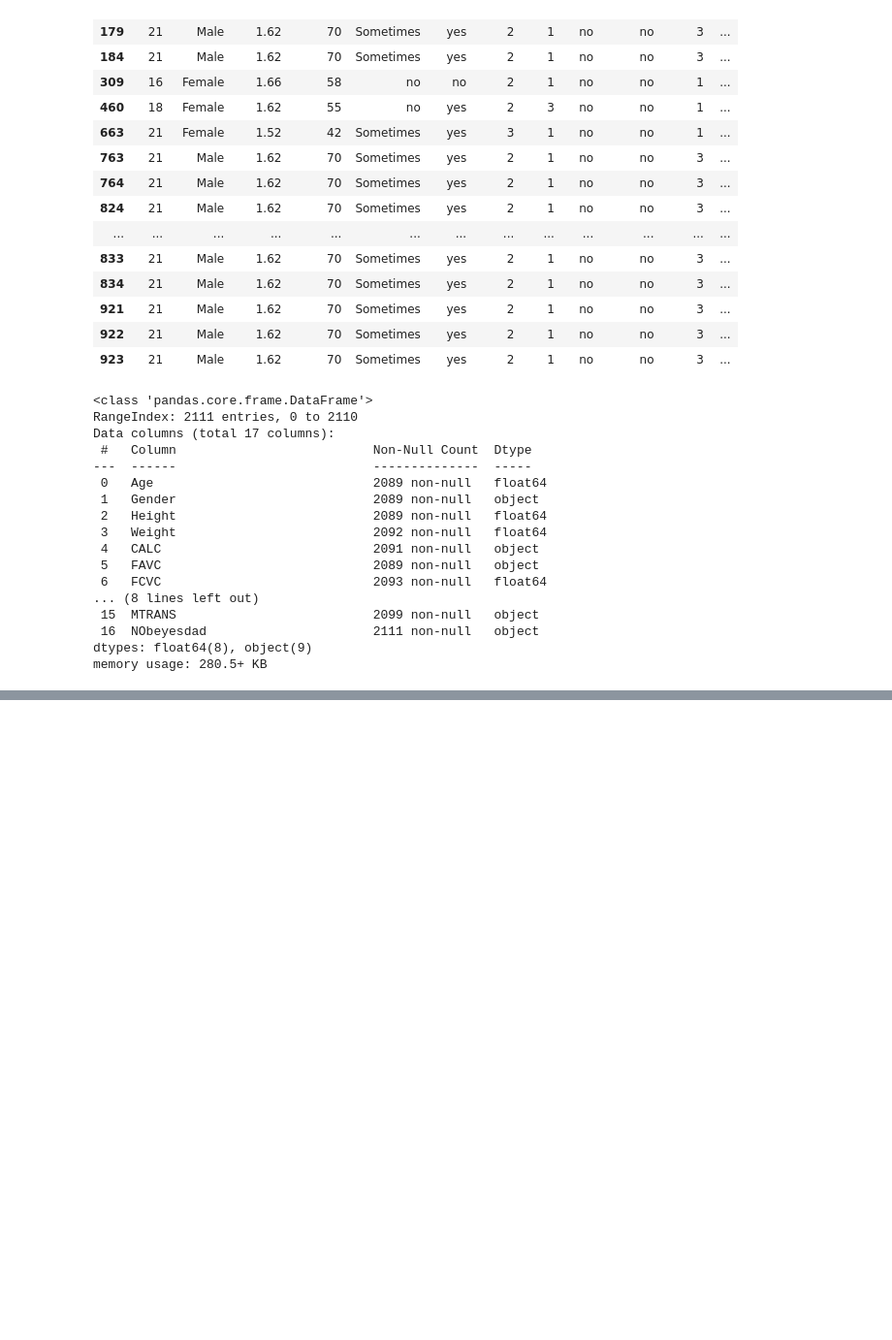
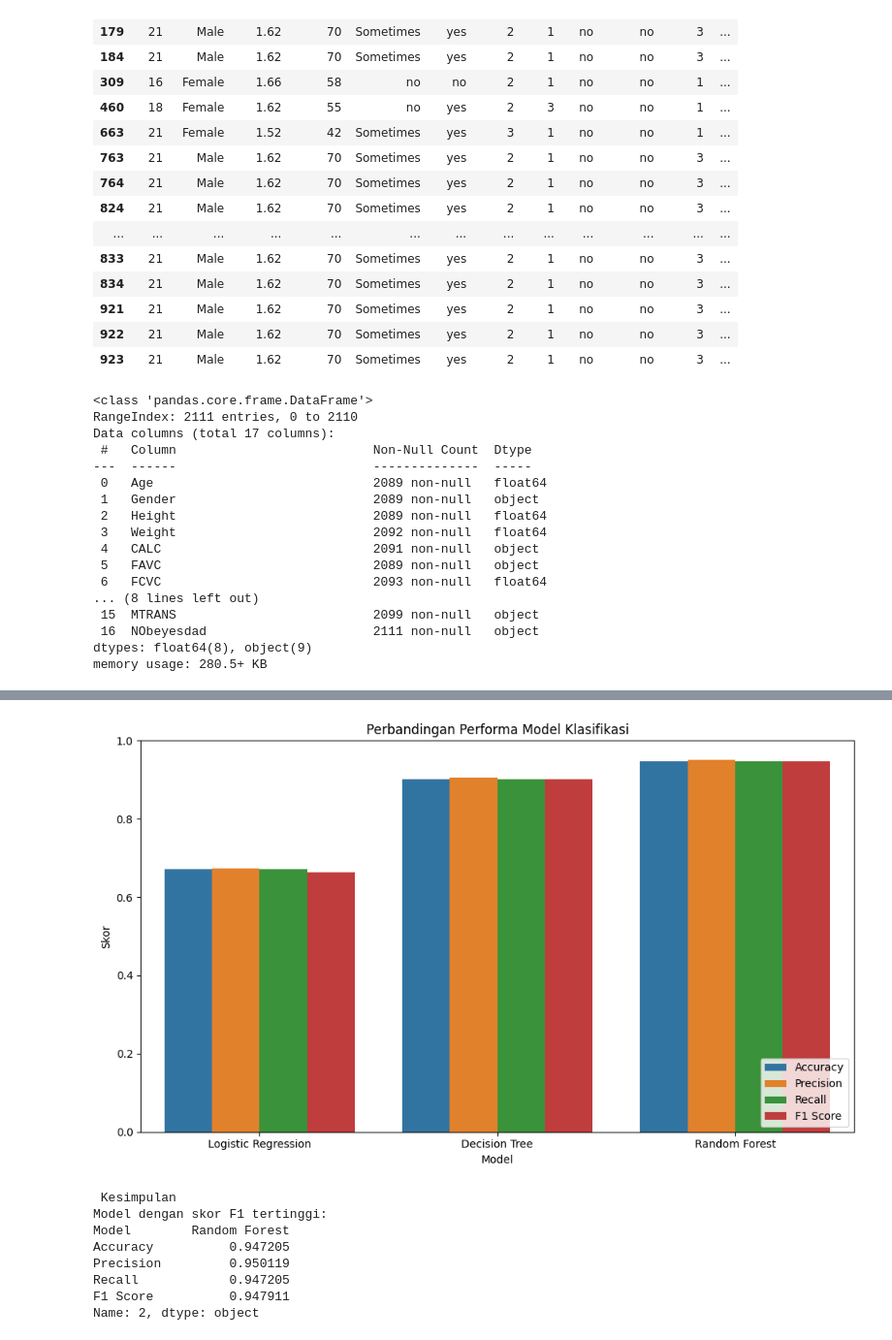
Before and after one commit to kenleytaniar/Data_science, a Jupyter notebook: capstone_bengkod.ipynb, the cells around one changed output, grey strips where cells are left out. Shown at 97% size. Cells and saved outputs as stored; diff of their text form; code cells hidden in the pictures; blank space fills up the shorter version.

```diff
--- a/capstone_bengkod.ipynb
+++ b/capstone_bengkod.ipynb
@@ -186,0 +244,2 @@ for col in numeric_cols:
+# %%
+df_clean.dropna(inplace=True)
@@ -186,0 +288,18 @@ for col in numeric_cols:
+# %%
+#hapus outlier dan duplicate
+df_clean = df_clean.drop_duplicates()
+
+def remove_outliers(df, cols):
+    df_out = df.copy()
+    for col in cols:
+        Q1 = df_out[col].quantile(0.25)
+        Q3 = df_out[col].quantile(0.75)
+        IQR = Q3 - Q1
+        lower = Q1 - 1.5 * IQR
+        upper = Q3 + 1.5 * IQR
+        df_out = df_out[(df_out[col] >= lower) & (df_out[col] <= upper)]
+    return df_out
+
+numeric_cols = ['Age', 'Height', 'Weight']
+
+df_clean = remove_outliers(df_clean, numeric_cols)
@@ -186,0 +356,48 @@ for col in numeric_cols:
+# %%
+#model training
+
+models = {
+    'Logistic Regression': LogisticRegression(),
+    'Decision Tree': DecisionTreeClassifier(),
+    'Random Forest': RandomForestClassifier()
+}
+
+results = []
+
+for name, model in models.items():
+    model.fit(X_train, y_train)
+    y_pred = model.predict(X_test)
+
+    acc = accuracy_score(y_test, y_pred)
+    prec = precision_score(y_test, y_pred, average='weighted')
+    rec = recall_score(y_test, y_pred, average='weighted')
+    f1 = f1_score(y_test, y_pred, average='weighted')
+
+    results.append({
+        'Model': name,
+        'Accuracy': acc,
+        'Precision': prec,
+        'Recall': rec,
+        'F1 Score': f1
+    })
+
+    print(f"\n=== {name} ===")
+    print(confusion_matrix(y_test, y_pred))
+    print(classification_report(y_test, y_pred))
+
+# Visualisasi perbandingan model
+results_df = pd.DataFrame(results)
+
+plt.figure(figsize=(10,6))
+sns.barplot(data=results_df.melt(id_vars='Model'), x='Model', y='value', hue='variable')
+plt.title("Perbandingan Performa Model Klasifikasi")
+plt.ylabel("Skor")
+plt.ylim(0,1)
+plt.legend(loc='lower right')
+plt.tight_layout()
+plt.show()
+
+print("\n Kesimpulan")
+print("Model dengan skor F1 tertinggi:")
+print(results_df.sort_values('F1 Score', ascending=False).iloc[0])
+# %% [output]
@@ -186,0 +421,9 @@ for col in numeric_cols:
+[figure, added]
+ Kesimpulan
+Model dengan skor F1 tertinggi:
+Model        Random Forest
+Accuracy          0.947205
+Precision         0.950119
+Recall            0.947205
+F1 Score          0.947911
+Name: 2, dtype: object
```
Also changed, not shown: parts of 20 cells of this notebook.
